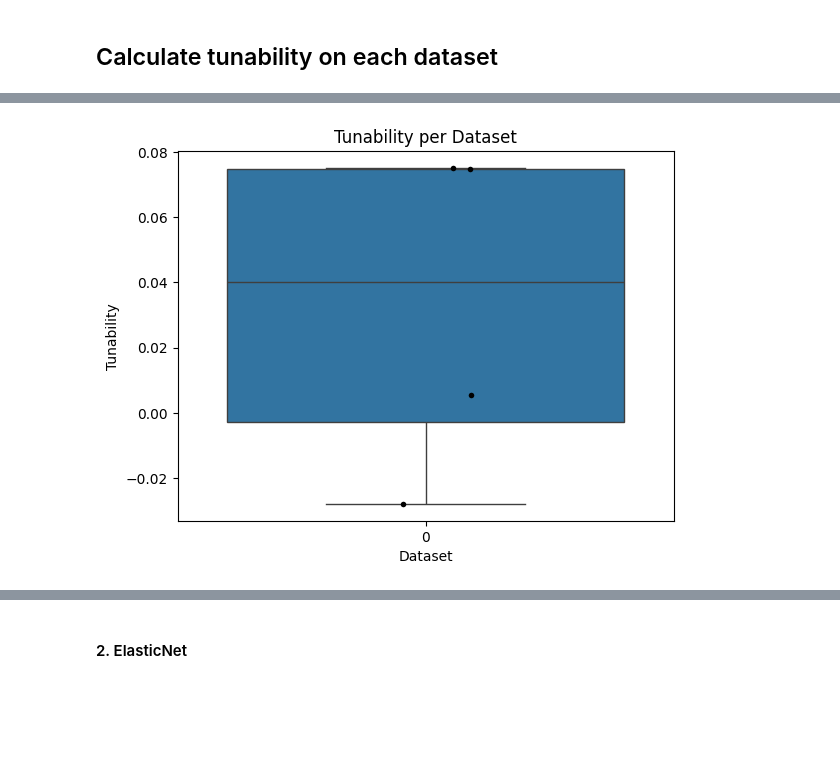
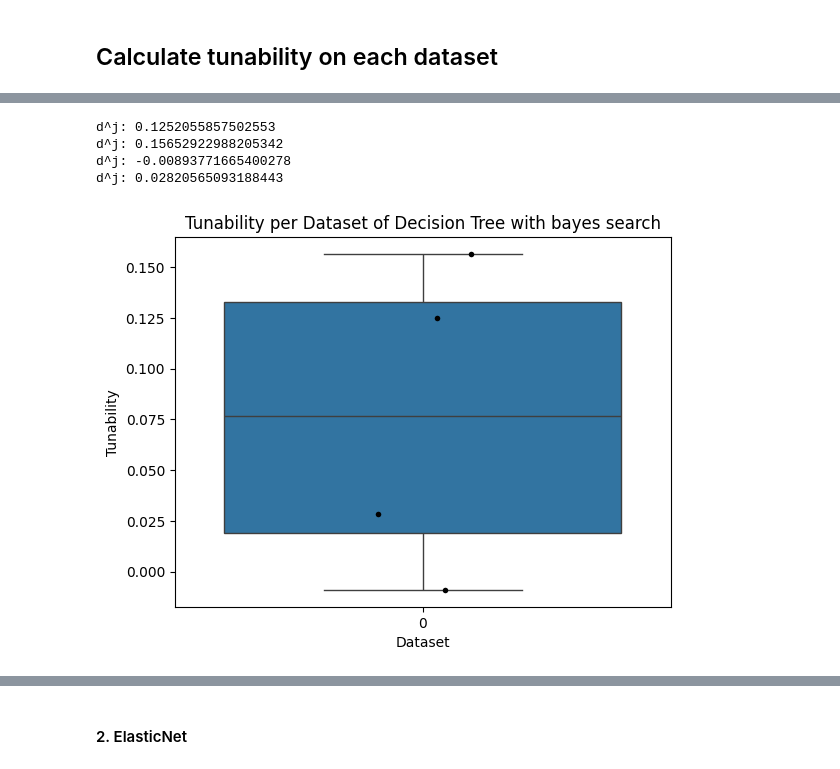
Before and after one commit to CJ4n/AutoML_HM1, a Jupyter notebook: solution.ipynb, the cells around one changed output, grey strips where cells are left out. Cells and saved outputs as stored; diff of their text form; code cells hidden in the pictures; blank space fills up the shorter version.

```diff
--- a/solution.ipynb
+++ b/solution.ipynb
@@ -36,2 +44,7 @@ from utills.pipeline import (
+# %%
+NUM_ITER_BAYES = 5
+NUM_POINTS_RS_DECISION_TREE = 100
+NUM_POINTS_RS_ELASTIC_NET = 100
+NUM_POINTS_RS_RANDOM_FOREST = 100
 # %% [markdown]
 ### Utill functions
@@ -503,7 +375,37 @@ d^j: 0.10459726027865868
-# %%
-plot_tunability_boxplot(tunability_per_dataset)
-# %% [output]
-[figure, removed]
+# %%
+tunability_per_dataset = calculate_tunability_on_each_dataset(
+    train_datasets=get_train_datasets(),
+    test_datasets=get_test_datasets(),
+    best_configs=best_configs,
+    optimal_config=optimal_config_decision_tree,
+    get_model_pipeline=get_decision_tree_pipeline,
+)
+dump_tunability_to_csv(
+    tunability_per_dataset=tunability_per_dataset,
+    filepath="output_data/decision_tree/bayes_tunability.csv",
+)
+# %% [output]
+d^j: 0.1252055857502553
+d^j: 0.15652922988205342
+d^j: -0.00893771665400278
+d^j: 0.02820565093188443
+# %%
+tunability_data = [tunability_per_dataset]
+
+sns.boxplot(data=tunability_data)
+
+# add strip plot
+sns.stripplot(data=tunability_data, color="black", size=4)
+
+# add labels and title
+plt.xlabel("Dataset")
+plt.ylabel("Tunability")
+plt.title("Tunability per Dataset of Decision Tree with bayes search")
+
+# show the plot
+plt.show()
+# %% [output]
+[figure, added]
 # %%
 # aggregated tunability d
 print(
```
Also changed, not shown: parts of 33 cells of this notebook, 17 other files.
